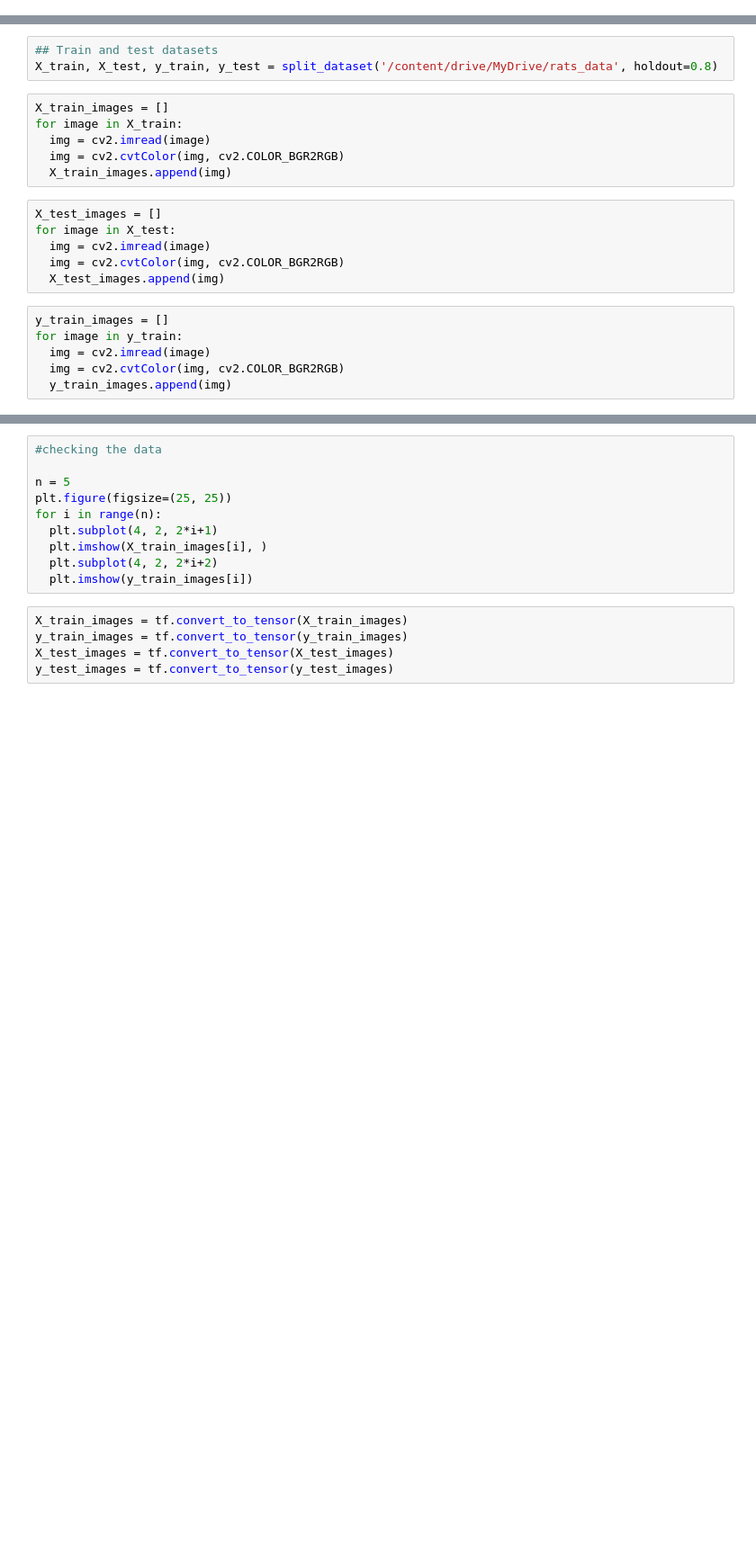
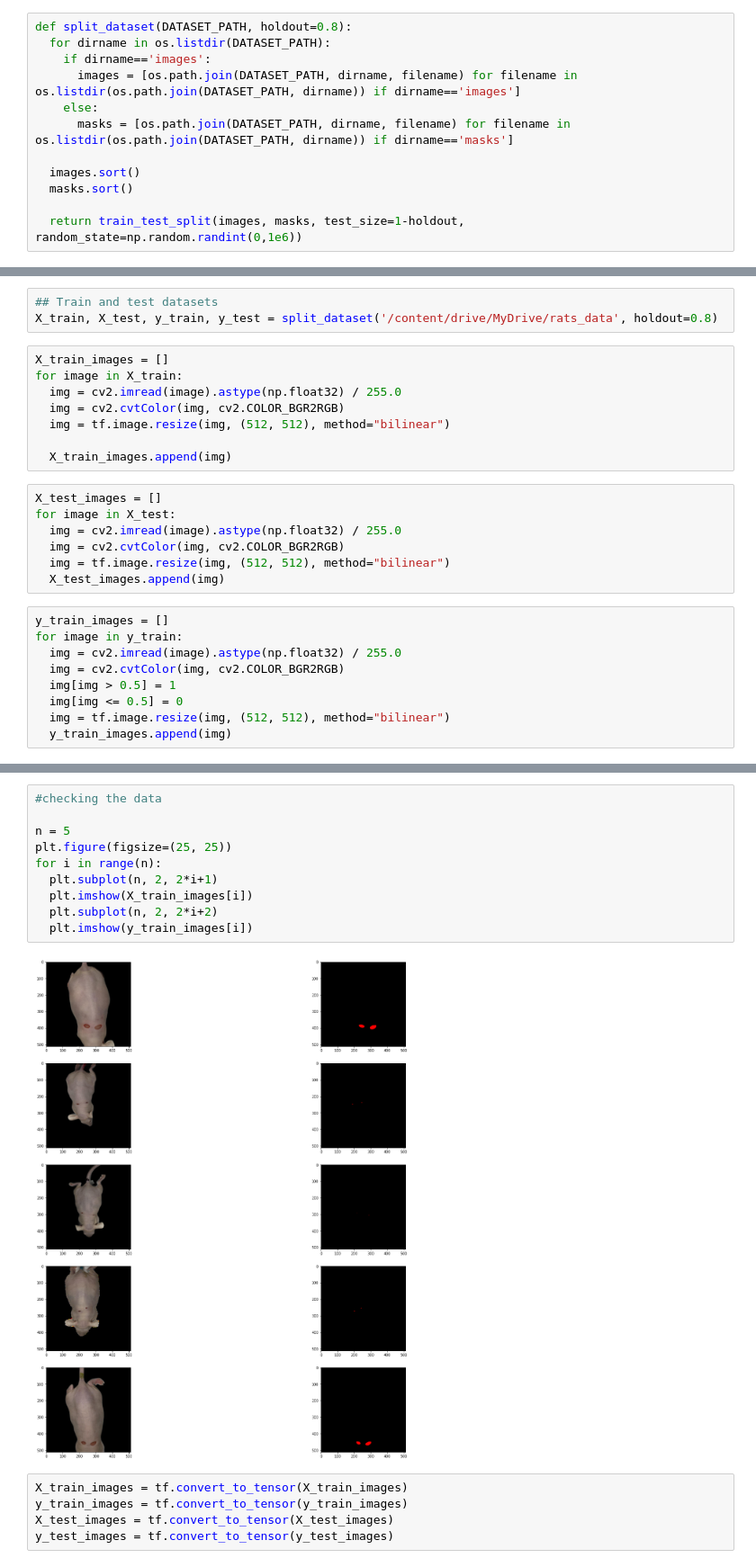
Before and after one commit to BrunoMarcato/MiceWoundSegmentation, a Jupyter notebook: MiceTrain.ipynb, the cells around one changed output, grey strips where cells are left out. Shown at 90% size. Saved outputs shown, nothing was run; the diff lists cells and outputs as text; blank space fills up the shorter version.

```diff
--- a/MiceTrain.ipynb
+++ b/MiceTrain.ipynb
@@ -56 +29,13 @@ def split_dataset(DATASET_PATH='rats_data', holdout=0.8):
+# %%
+def split_dataset(DATASET_PATH, holdout=0.8):
+  for dirname in os.listdir(DATASET_PATH):
+    if dirname=='images':
+      images = [os.path.join(DATASET_PATH, dirname, filename) for filename in os.listdir(os.path.join(DATASET_PATH, dirname)) if dirname=='images']
+    else:
+      masks = [os.path.join(DATASET_PATH, dirname, filename) for filename in os.listdir(os.path.join(DATASET_PATH, dirname)) if dirname=='masks']
+
+  images.sort()
+  masks.sort()
+
+  return train_test_split(images, masks, test_size=1-holdout, random_state=np.random.randint(0,1e6))
 # %% [markdown]
@@ -485,20 +366,26 @@ X_train, X_test, y_train, y_test = split_dataset('/content/drive/MyDrive/rats_da
 # %%
 X_train_images = []
 for image in X_train:
-  img = cv2.imread(image)
+  img = cv2.imread(image).astype(np.float32) / 255.0
   img = cv2.cvtColor(img, cv2.COLOR_BGR2RGB)
+  img = tf.image.resize(img, (512, 512), method="bilinear")
+
   X_train_images.append(img)
 # %%
 X_test_images = []
 for image in X_test:
-  img = cv2.imread(image)
+  img = cv2.imread(image).astype(np.float32) / 255.0
   img = cv2.cvtColor(img, cv2.COLOR_BGR2RGB)
+  img = tf.image.resize(img, (512, 512), method="bilinear")
   X_test_images.append(img)
 # %%
 y_train_images = []
 for image in y_train:
-  img = cv2.imread(image)
+  img = cv2.imread(image).astype(np.float32) / 255.0
   img = cv2.cvtColor(img, cv2.COLOR_BGR2RGB)
+  img[img > 0.5] = 1
+  img[img <= 0.5] = 0
+  img = tf.image.resize(img, (512, 512), method="bilinear")
   y_train_images.append(img)
 # %%
 y_test_images = []
@@ -517,13 +407,15 @@ print(f"\nAugmented Images: {len(X_test_images)} - Augmented Masks: {len(y_test_
 # %%
 #checking the data
 
 n = 5
 plt.figure(figsize=(25, 25))
 for i in range(n):
-  plt.subplot(4, 2, 2*i+1)
-  plt.imshow(X_train_images[i], )
-  plt.subplot(4, 2, 2*i+2)
+  plt.subplot(n, 2, 2*i+1)
+  plt.imshow(X_train_images[i])
+  plt.subplot(n, 2, 2*i+2)
   plt.imshow(y_train_images[i])
+# %% [output]
+[figure, added]
 # %%
 X_train_images = tf.convert_to_tensor(X_train_images)
 y_train_images = tf.convert_to_tensor(y_train_images)
```
Also changed, not shown: parts of 27 cells of this notebook.
